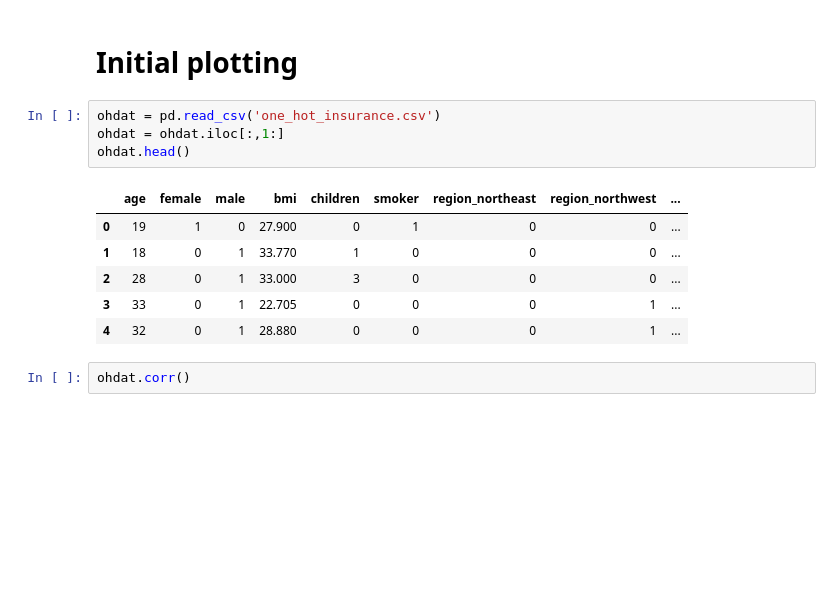
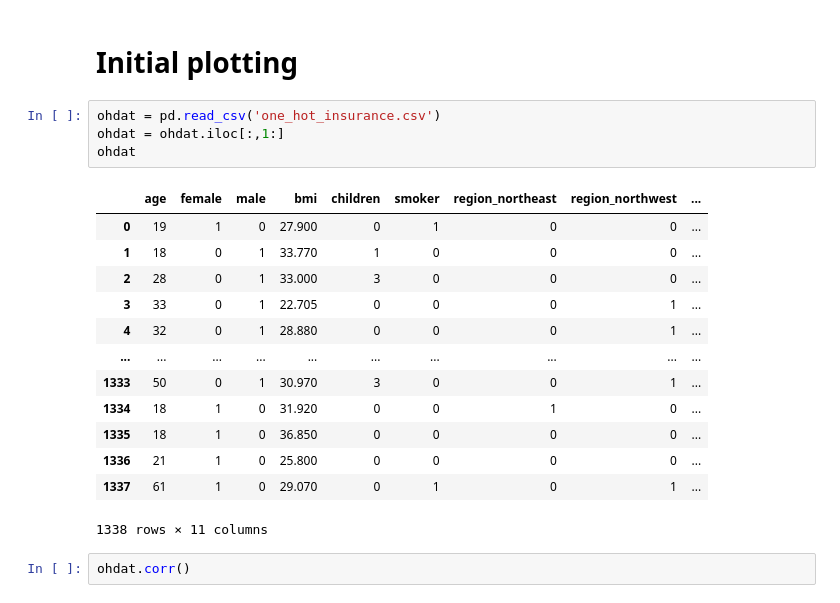
Before and after one commit to nitkiew2/CSE404GroupProject, a Jupyter notebook: Project Step 4 Data Reader and Start Your Initial model.ipynb, the cells around one changed output. Saved outputs shown, nothing was run; the diff lists cells and outputs as text; blank space fills up the shorter version.

```diff
--- a/Project Step 4 Data Reader and Start Your Initial model.ipynb
+++ b/Project Step 4 Data Reader and Start Your Initial model.ipynb
@@ -111,14 +111,21 @@ dat_dropped.to_csv('one_hot_insurance.csv')
 # %%
 ohdat = pd.read_csv('one_hot_insurance.csv')
 ohdat = ohdat.iloc[:,1:]
-ohdat.head()
+ohdat
 # %% [output]
 |  | age | female | male | bmi | children | smoker | region_northeast | region_northwest | ... |
 | 0 | 19 | 1 | 0 | 27.900 | 0 | 1 | 0 | 0 | ... |
 | 1 | 18 | 0 | 1 | 33.770 | 1 | 0 | 0 | 0 | ... |
 | 2 | 28 | 0 | 1 | 33.000 | 3 | 0 | 0 | 0 | ... |
 | 3 | 33 | 0 | 1 | 22.705 | 0 | 0 | 0 | 1 | ... |
 | 4 | 32 | 0 | 1 | 28.880 | 0 | 0 | 0 | 1 | ... |
+| ... | ... | ... | ... | ... | ... | ... | ... | ... | ... |
+| 1333 | 50 | 0 | 1 | 30.970 | 3 | 0 | 0 | 1 | ... |
+| 1334 | 18 | 1 | 0 | 31.920 | 0 | 0 | 1 | 0 | ... |
+| 1335 | 18 | 1 | 0 | 36.850 | 0 | 0 | 0 | 0 | ... |
+| 1336 | 21 | 1 | 0 | 25.800 | 0 | 0 | 0 | 0 | ... |
+| 1337 | 61 | 1 | 0 | 29.070 | 0 | 1 | 0 | 1 | ... |
+1338 rows × 11 columns
 # %%
 ohdat.corr()
 # %% [output]
```
Also changed, not shown: parts of 4 cells of this notebook, 3 other files.
